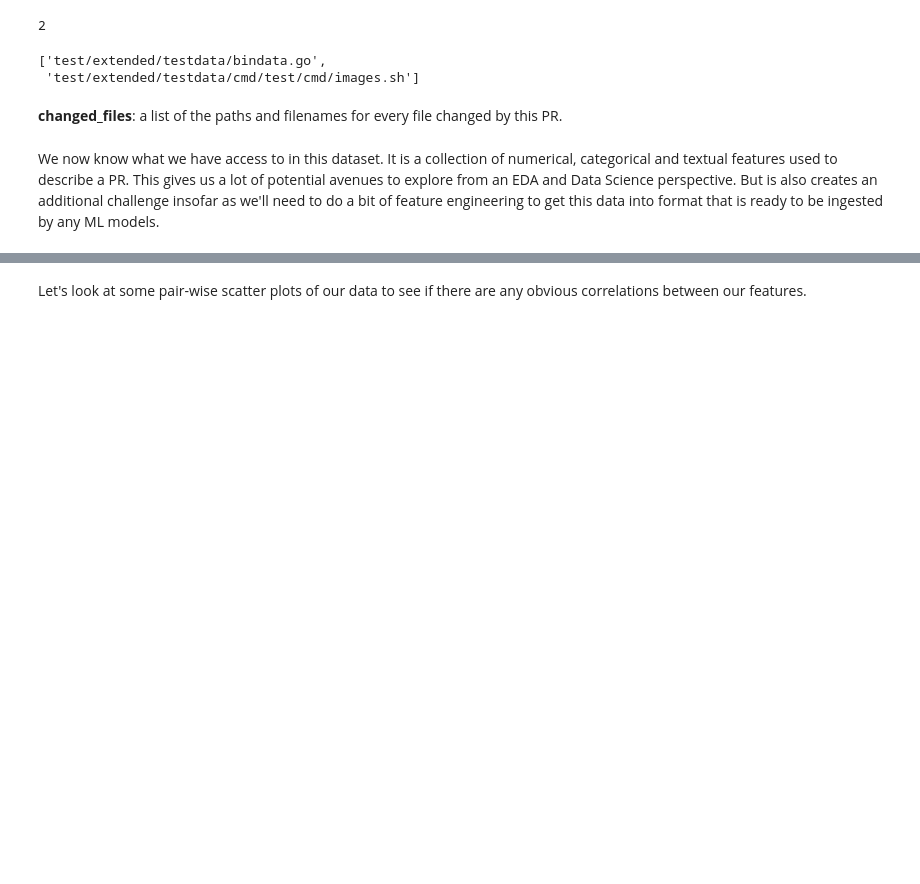
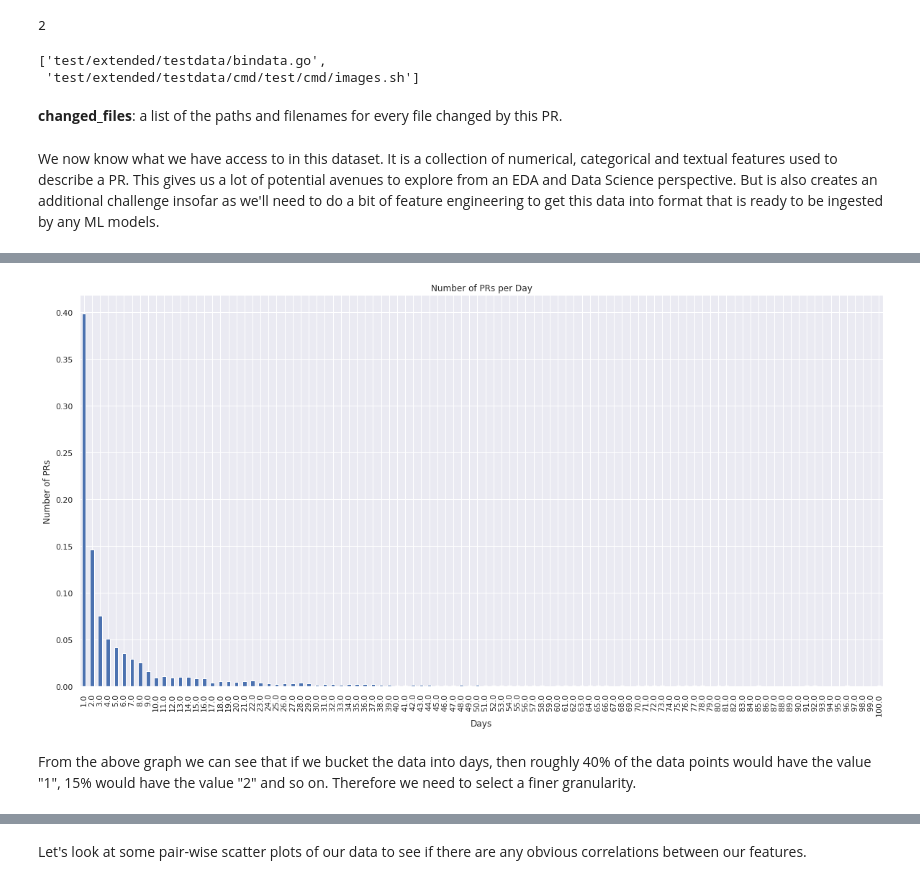
Before and after one commit to aicoe-aiops/ocp-ci-analysis, a Jupyter notebook: notebooks/data-sources/oc-github-repo/github_PR_EDA.ipynb, the cells around one changed output, grey strips where cells are left out. Saved outputs shown, nothing was run; the diff lists cells and outputs as text; code cells hidden in the pictures; blank space fills up the shorter version.

```diff
--- a/notebooks/data-sources/oc-github-repo/github_PR_EDA.ipynb
+++ b/notebooks/data-sources/oc-github-repo/github_PR_EDA.ipynb
@@ -194,0 +210,10 @@ feature_df.describe()
+# %%
+# what does the distribution of values look like if we choose days as the granularity
+ttm_days = np.ceil(feature_df.time_to_merge / (60 * 60 * 24))
+
+# value counts - to how many PRs have value 1, 2, 3, etc. for days to merge
+vc = ttm_days.value_counts()
+
+# normalized value counts (i.e. percent of PRs instead of raw number)
+nvc = vc / vc.sum()
+nvc
@@ -194,0 +233,11 @@ feature_df.describe()
+# %%
+# only plot top 100 values so that graph is legible
+nvc.sort_index().iloc[:100].plot(kind="bar")
+plt.xlabel("Days")
+plt.ylabel("Number of PRs")
+plt.title("Number of PRs per Day")
+plt.show()
+# %% [output]
+[figure, added]
+# %% [markdown]
+From the above graph we can see that if we bucket the data into days, then roughly 40% of the data points would have the value "1", 15% would have the value "2" and so on. Therefore we need to select a finer granularity.
```
Also changed, not shown: parts of 24 cells of this notebook.
